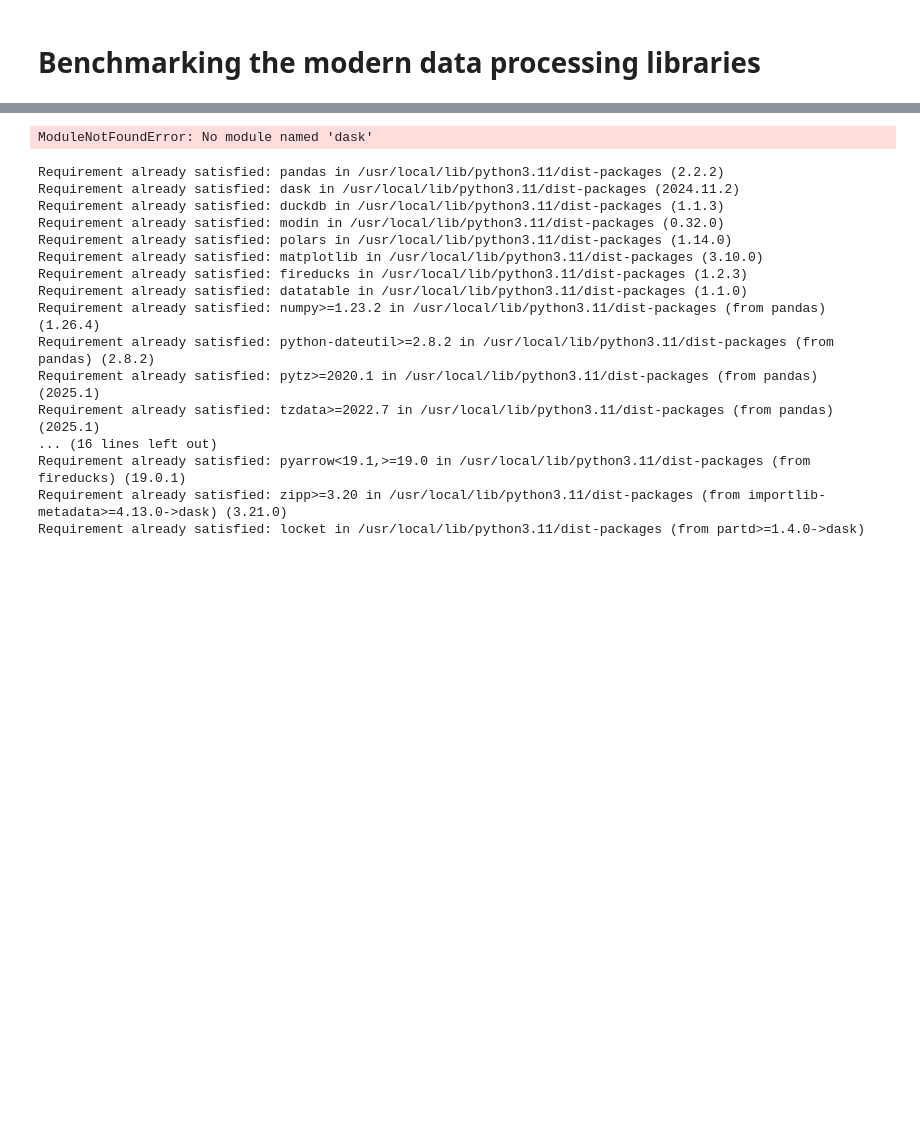
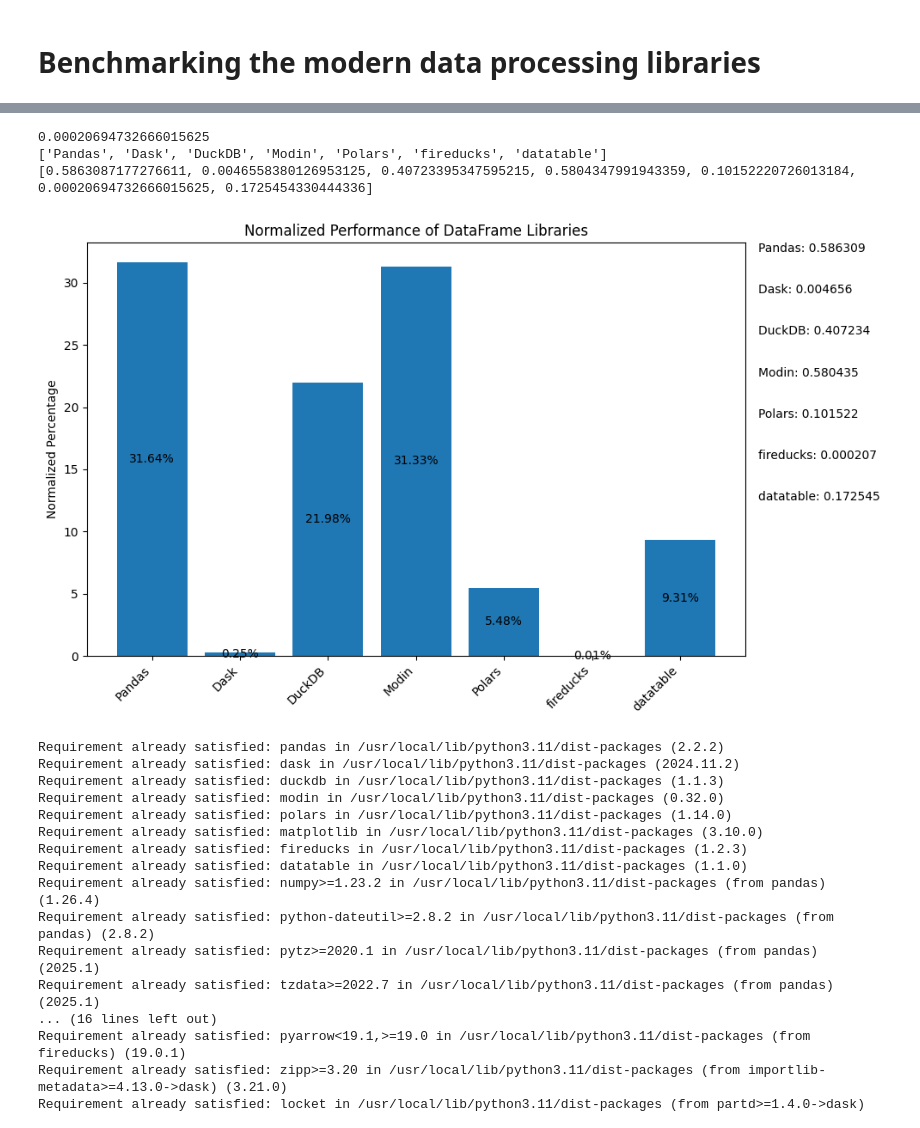
Before and after one commit to VidyasagarMSC/PyDataFlowNote, a Jupyter notebook: data_processing/libraries.ipynb, the cells around one changed output, grey strips where cells are left out. Saved outputs shown, nothing was run; the diff lists cells and outputs as text; code cells hidden in the pictures; blank space fills up the shorter version.

```diff
--- a/data_processing/libraries.ipynb
+++ b/data_processing/libraries.ipynb
@@ -89,9 +92,9 @@ def benchmark_polars(df):
     return end_time - start_time
 
 def benchmark_datatable(df):
-    df_dt = dt.Frame(data)
+    df_dt = dt.Frame(df)
     start_time = time.time()
-    result_dt = df_dt[:, dt.sum(dt.f.B), dt.by(dt.f.A)]
+    result_dt = df_dt[:, dt.sum(dt.f['col_1']), dt.by(dt.f['col_0'])]
     end_time = time.time()
     return end_time- start_time
 
@@ -112,34 +115,37 @@ datatable_time = benchmark_datatable(df)
 # Collect results into a list
 libraries = ['Pandas', 'Dask', 'DuckDB', 'Modin', 'Polars', 'fireducks', 'datatable']
 print(libraries)
 times = [pandas_time, dask_time, duckdb_time, modin_time, polars_time,fireducks_time,datatable_time]
 print(times)
 # Normalize the data
 total = sum(times)
 normalized = [v / total * 100 for v in times]
 
 # Create the stacked bar chart
 fig, ax = plt.subplots(figsize=(10, 6))
 ax.bar(range(len(libraries)), normalized, align='center')
 
 # Add labels and title
 ax.set_ylabel('Normalized Percentage')
 ax.set_title('Normalized Performance of DataFrame Libraries')
 ax.set_xticks(range(len(libraries)))
 ax.set_xticklabels(libraries, rotation=45, ha='right')
 
 # Add value labels on the bars
 for i, v in enumerate(normalized):
     ax.text(i, v/2, f'{v:.2f}%', ha='center', va='center')
 
 # Add a legend with original values
 for i, (lib, val) in enumerate(zip(libraries, times)):
     ax.text(1.02, 1 - i*0.1, f'{lib}: {val:.6f}', transform=ax.transAxes, va='top', ha='left')
 
 plt.tight_layout()
 plt.show()
 # %% [output]
-ModuleNotFoundError: No module named 'dask'
+0.00020694732666015625
+['Pandas', 'Dask', 'DuckDB', 'Modin', 'Polars', 'fireducks', 'datatable']
+[0.5863087177276611, 0.0046558380126953125, 0.40723395347595215, 0.5804347991943359, 0.10152220726013184, 0.00020694732666015625, 0.1725454330444336]
+[figure, added]
 # %%
 # %% [output]
 Requirement already satisfied: pandas in /usr/local/lib/python3.11/dist-packages (2.2.2)
```
Also changed, not shown: parts of 2 cells of this notebook.
